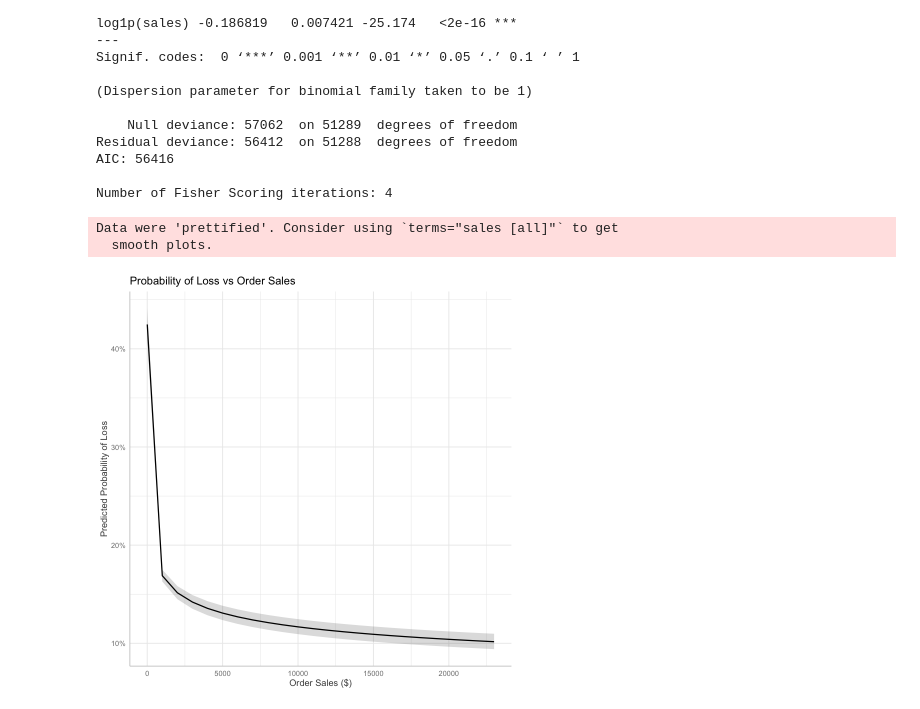
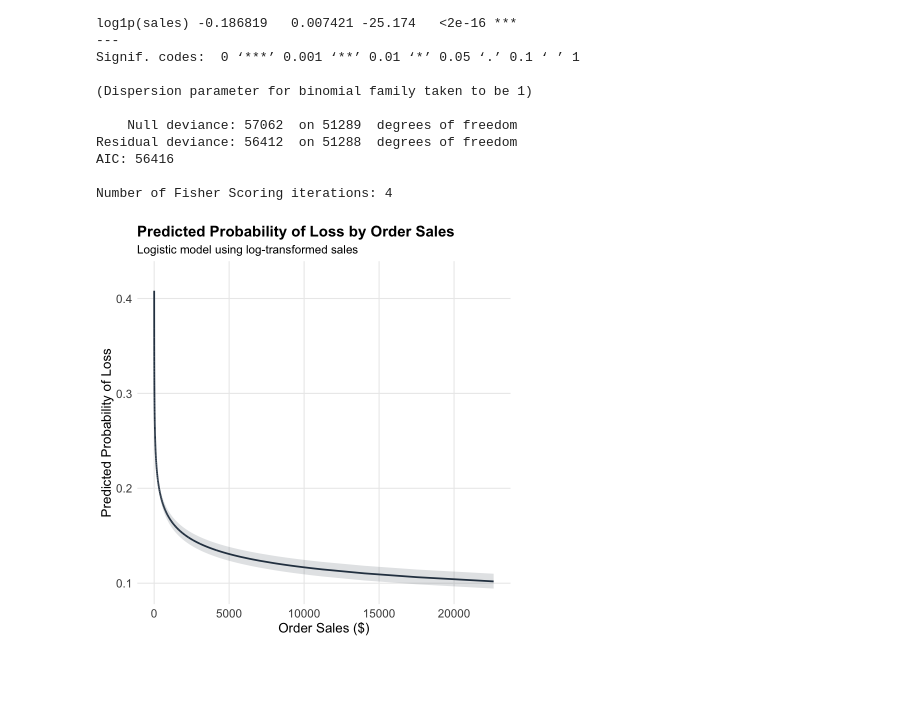
Before and after one commit to aleksiakolo/product-sales-analysis, a Jupyter notebook: notebooks/inferential_statistics/01_product_performance.ipynb, the cells around one changed output. Drawn from its saved outputs; the diff is of its cells as text; code cells hidden in the pictures; blank space fills up the shorter version.

```diff
--- a/notebooks/inferential_statistics/01_product_performance.ipynb
+++ b/notebooks/inferential_statistics/01_product_performance.ipynb
@@ -61,0 +79,14 @@ Test: $H_0:\beta_1=0$ (sales has no association with profit).
+# %%
+theme_set(
+    theme_minimal(base_size = 13) +
+        theme(
+          plot.title = element_text(size = 18, face = "bold"),
+          plot.subtitle = element_text(size = 14),
+          axis.title = element_text(size = 16),
+          axis.text = element_text(size = 14),
+          strip.text = element_text(size = 14, face = "bold"),
+          legend.title = element_text(size = 16),
+          legend.text = element_text(size = 14),
+          panel.grid.minor = element_blank()
+    )
+)
@@ -192,13 +259,17 @@ AIC: 56416
 Number of Fisher Scoring iterations: 4
 # %%
 library(ggeffects)
-pred_loss <- ggpredict(loss_sales_log_logit, terms = "sales")
-plot(pred_loss) +  labs(
+
+pred_loss <- ggpredict(loss_sales_log_logit, terms = "sales [all]")
+
+ggplot(pred_loss, aes(x = x, y = predicted)) +
+  geom_line(color = "#2C3E50", linewidth = 1) +
+  geom_ribbon(aes(ymin = conf.low, ymax = conf.high), alpha = 0.15, fill = "#2C3E50") +
+  labs(
+    title = "Predicted Probability of Loss by Order Sales",
+    subtitle = "Logistic model using log-transformed sales",
     x = "Order Sales ($)",
-    y = "Predicted Probability of Loss",
-    title = "Probability of Loss vs Order Sales"
-)
+    y = "Predicted Probability of Loss"
+  )
 # %% [output]
-Data were 'prettified'. Consider using `terms="sales [all]"` to get
-  smooth plots.
-[figure, old version]
+[figure, new version]
```
Also changed, not shown: parts of 17 cells of this notebook, 5 other files.
